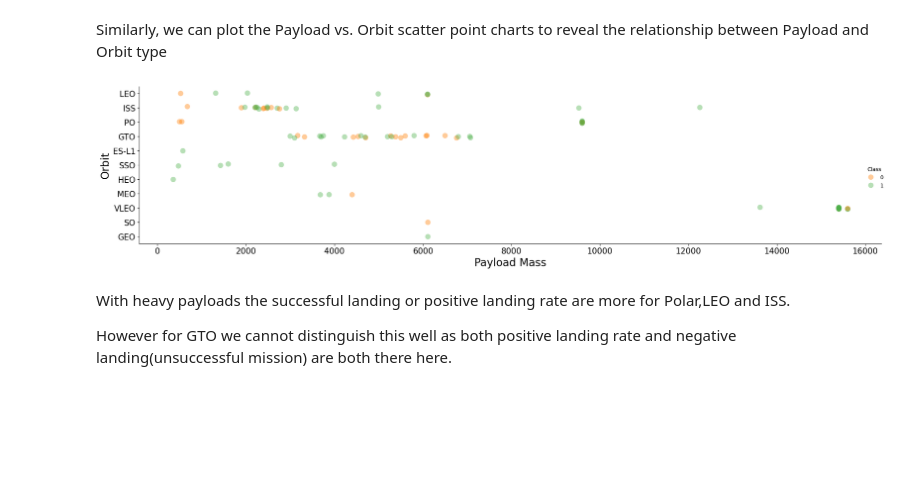
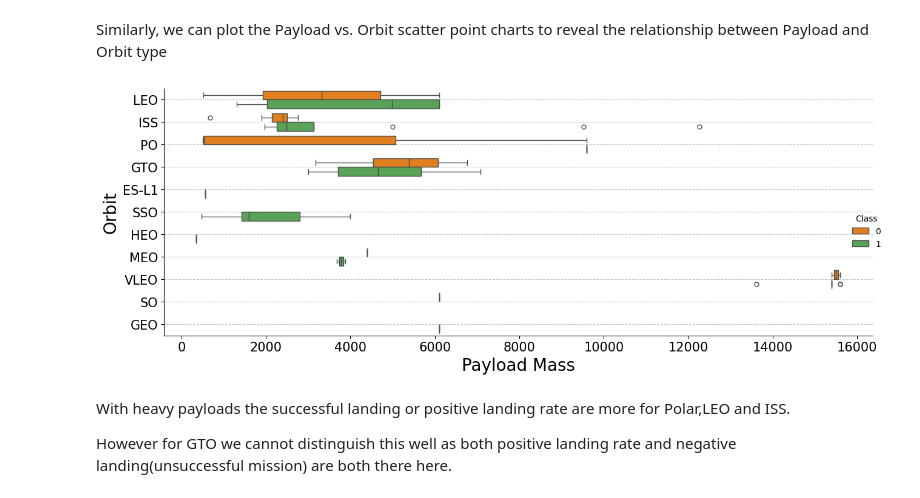
Before and after one commit to andreypomortsev/spacey-ibm-ds-project, a Jupyter notebook: eda_dataviz.ipynb, the cells around one changed output. Saved outputs shown, nothing was run; the diff lists cells and outputs as text; code cells hidden in the pictures; blank space fills up the shorter version.

Commit message:
Change of scatter plots' styles, code refactoring

```diff
--- a/eda_dataviz.ipynb
+++ b/eda_dataviz.ipynb
@@ -239,22 +277,31 @@ Similarly, we can plot the Payload vs. Orbit scatter point charts to reveal the
 # %%
 # Plot a scatter point chart with x axis to be Payload and y axis to be the Orbit, and hue to be the class value
 sns.catplot(
-    y="Orbit", x="PayloadMass", hue="Class", data=df, aspect=4, size=10, alpha=0.4, palette=palette
+    y="Orbit",
+    x="PayloadMass",
+    hue="Class",
+    data=df,
+    aspect=2.5,
+    palette=palette,
+    kind="box",
 )
 plt.xlabel("Payload Mass", fontsize=20)
 plt.ylabel("Orbit", fontsize=20)
 plt.xticks(fontsize=15)
 plt.yticks(fontsize=15)
+
+# Customize the appearance of the horizontal grid lines
+plt.grid(axis="y", linestyle="--", alpha=0.7)
 
 # Add tight_layout at the end
 plt.tight_layout()
 
 # Save the plot to a file
 plt.savefig("EDA_plots/eda_dataviz_orbit_vs_payloadmass_plot.png", dpi=150)
 
 plt.show()
 # %% [output]
-[figure, old version]
+[figure, new version]
 # %% [markdown]
 With heavy payloads the successful landing or positive landing rate are more for Polar,LEO and ISS.
 
```
Also changed, not shown: parts of 4 cells of this notebook.
